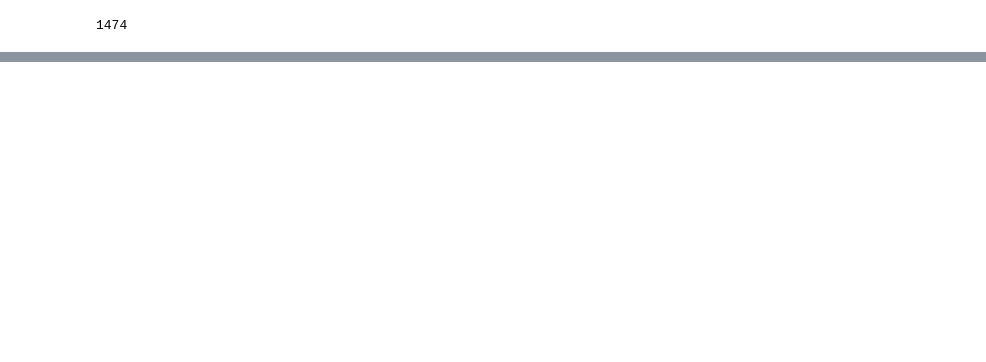
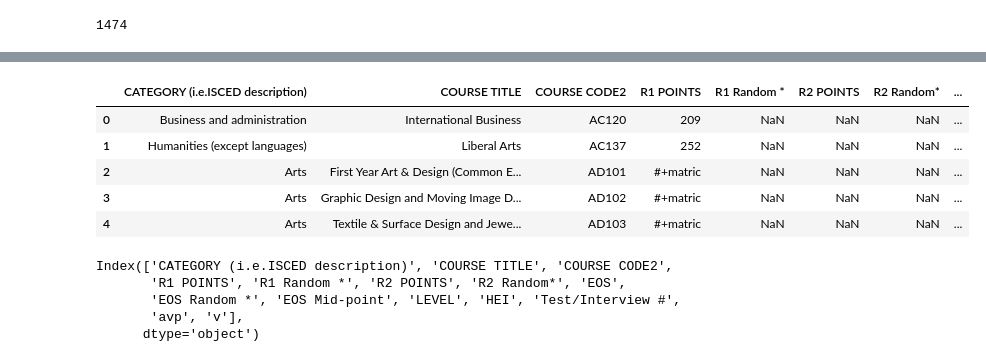
Before and after one commit to MarkJParry/FDA, a Jupyter notebook: Readexcel.ipynb, the cells around one changed output, grey strips where cells are left out. Saved outputs shown, nothing was run; the diff lists cells and outputs as text; code cells hidden in the pictures; blank space fills up the shorter version.

```diff
--- a/Readexcel.ipynb
+++ b/Readexcel.ipynb
@@ -36,0 +61,17 @@ print(len(df))
+# %%
+df.head()
+# %% [output]
+|  | CATEGORY (i.e.ISCED description) | COURSE TITLE | COURSE CODE2 | R1 POINTS | R1 Random * | R2 POINTS | R2 Random* | ... |
+| 0 | Business and administration | International Business | AC120 | 209 | NaN | NaN | NaN | ... |
+| 1 | Humanities (except languages) | Liberal Arts | AC137 | 252 | NaN | NaN | NaN | ... |
+| 2 | Arts | First Year Art & Design (Common E... | AD101 | #+matric | NaN | NaN | NaN | ... |
+| 3 | Arts | Graphic Design and Moving Image D... | AD102 | #+matric | NaN | NaN | NaN | ... |
+| 4 | Arts | Textile & Surface Design and Jewe... | AD103 | #+matric | NaN | NaN | NaN | ... |
+# %%
+df.columns
+# %% [output]
+Index(['CATEGORY (i.e.ISCED description)', 'COURSE TITLE', 'COURSE CODE2',
+       'R1 POINTS', 'R1 Random *', 'R2 POINTS', 'R2 Random*', 'EOS',
+       'EOS Random *', 'EOS Mid-point', 'LEVEL', 'HEI', 'Test/Interview #',
+       'avp', 'v'],
+      dtype='object')
```
Also changed, not shown: parts of 8 cells of this notebook, 5 other files.
